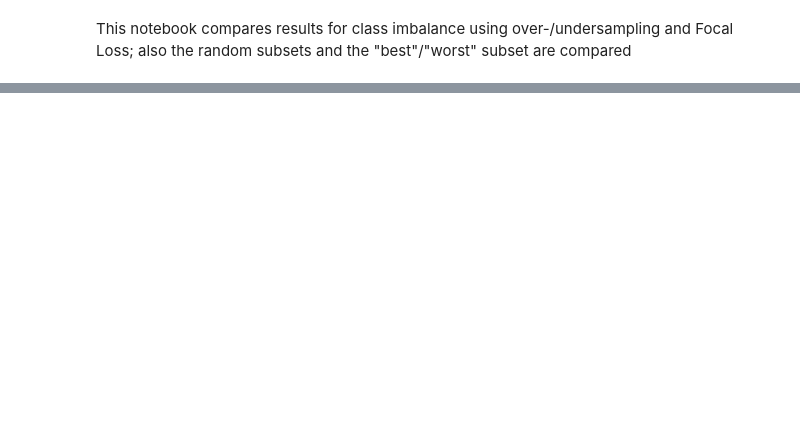
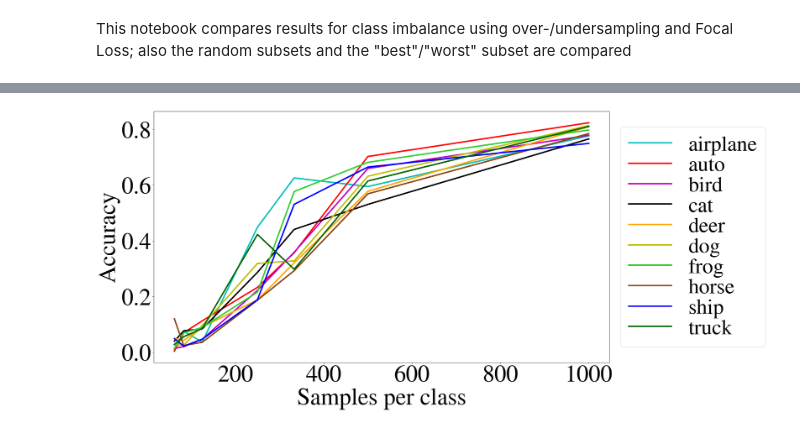
Before and after one commit to ozendelait/naphash, a Jupyter notebook: experiments/cifar10_reduced.ipynb, the cells around one changed output, grey strips where cells are left out. Cells and saved outputs as stored; diff of their text form; code cells hidden in the pictures; blank space fills up the shorter version.

```diff
--- a/experiments/cifar10_reduced.ipynb
+++ b/experiments/cifar10_reduced.ipynb
@@ -205,9 +101,0 @@ for k, v in res_cat.items():
-# %%
-import matplotlib.pyplot as plt
-#add_col={'automobile':'b','cat':'y','dog':'g','ship':'r'}
-plt.subplots(figsize=(16, 9))
-for k, v in min_acc_t.items():
-    plt.plot(max_nums, v, label = k, color=cif_col[k.split('_')[0]], linestyle='--' if '_imb' in k else ('-' if '_over' in k else '-.'))
-
-plt.legend()
-plt.show()
@@ -216,9 +101,0 @@ plt.show()
-# %%
-import matplotlib.pyplot as plt
-#add_col={'automobile':'b','cat':'y','dog':'g','ship':'r'}
-plt.subplots(figsize=(16, 9))
-for k, v in min_acc_t.items():
-    plt.plot(max_nums, v, label = k, color=cif_col[k.split('_')[0]], linestyle='--' if '_imb' in k else ('-' if '_over' in k else '-.'))
-
-plt.legend()
-plt.show()
@@ -509,0 +102,69 @@ Counter({'airplane': 1000, 'automobile': 1000, 'bird': 1000, 'cat': 1000, 'deer'
+# %%
+import matplotlib.pyplot as plt
+from cifar10_trainer import cif_col, cif_cats
+
+#custom colors for subsets
+sets_col = {'worst': 'r', 'best': 'limegreen', 'r0': 'orange', 'r1': 'y', 'r2': 'm','r3': 'saddlebrown', 'r4': 'k', 'r5': 'grey','r6': 'b'}
+
+def get_cat(s):
+    return [c for c in cif_cats if c in s][0]
+
+#plot data d with line width line_w using visualisation version figversion
+# v0: categories
+# v1: sampling strategies
+# v2: subsets
+def plot_dict(figdata, line_w, figversion):
+    col_map = sets_col if figversion == 2 else cif_col
+    val_sets_x, val_sets_y = {}, {}
+    for k,y in figdata.items():
+        if isinstance(y,dict): #only include affected category
+            y = y[k.split('_')[-2]]
+        x = k.split('_')[0]
+        n = k.replace(x+'_','')
+        val_sets_x.setdefault(n,[]).append(int(x))
+        val_sets_y.setdefault(n,[]).append(y)
+    sorted_keys = sorted(val_sets_y.keys())
+    for k in sorted_keys:
+        idxset = 0 if figversion == 2 else -2
+        set0 = k.split('_')[idxset].lower()
+        if not set0 in col_map:
+            continue
+        v = val_sets_y[k]
+        ord0 = list(sorted(range(len(val_sets_x[k])), key=lambda d: val_sets_x[k][d]))
+        xv = [val_sets_x[k][i] for i in ord0]
+        yv = [v[i] for i in ord0]
+
+        if figversion == 1:
+            ls=':' if '_imb' in k else ('--' if '_over' in k else ('-' if 'foc' in k else '-.'))
+        else:
+            ls= '--' if figversion > 0 and '_cat' in k else '-'
+        lab0 = k.replace('automobile', 'auto')
+        if figversion != 1:
+            lab0 = lab0.replace('_foc','').replace('_imb','').replace('_under','')
+        if figversion != 2:
+            lab0 = lab0.replace('r0_','')
+        if set0 == 'best':
+            plt.plot(xv, yv, color=col_map[set0], label = lab0, linestyle=ls, linewidth=line_w, zorder=1000)
+        else:
+            plt.plot(xv, yv, color=col_map[set0], label = lab0, linestyle=ls, linewidth=line_w)
+
+def plot_figs():
+    figname = ['fig_under','fig_cmp', 'fig_worst_subset']
+    fontsz = ['60','60','67']
+    plt_height = [12.75,10.5,22.25]
+    for figversion, figdata in enumerate([res_under,res_sample,res_subset]):
+        plt.close()
+        plt.subplots(figsize=(23, plt_height[figversion]))
+        plt.rcParams['font.size'] = fontsz[figversion]
+        plt.rcParams['mathtext.fontset'] = 'stix'
+        plt.rcParams['font.family'] = 'STIXGeneral'
+        plot_dict(figdata, line_w=4, figversion=figversion)
+        plt.legend(labelspacing=0.04, loc='center left', bbox_to_anchor=(1, 0.5))
+        plt.xlabel("Samples per class")
+        plt.ylabel("Accuracy")
+        plt.savefig(figname[figversion]+'_graph.png', bbox_inches = "tight")
+        plt.show()
+
+plot_figs()
+# %% [output]
+[figure, added]
```
Also changed, not shown: parts of 35 cells of this notebook, 2 other files.
